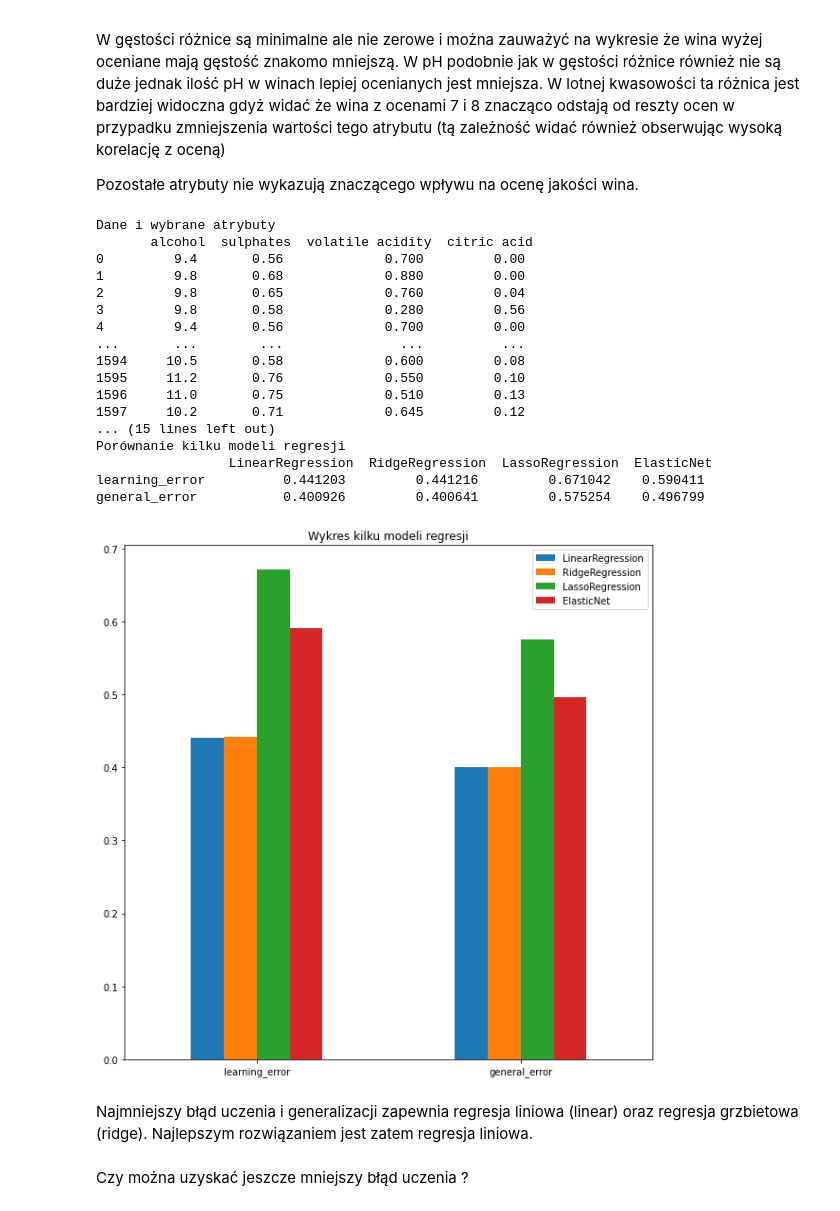
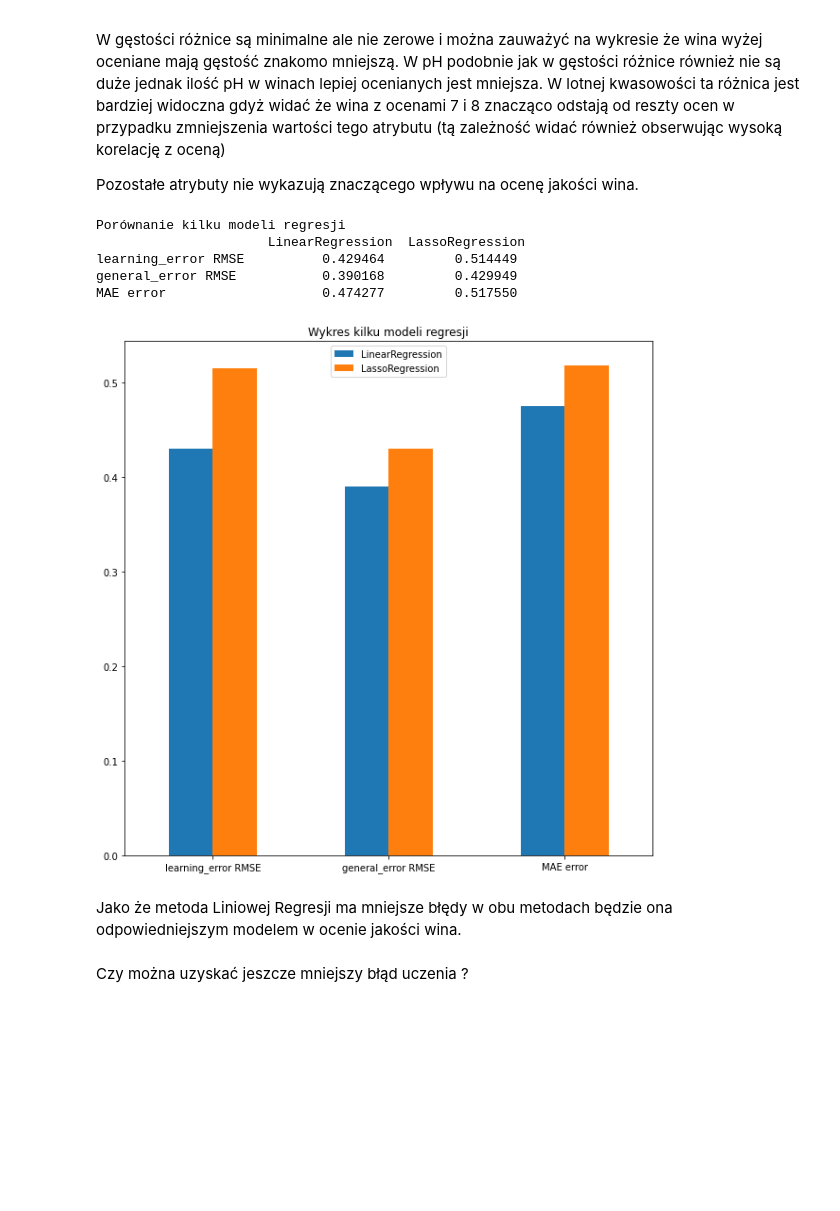
Before and after one commit to Adaxelx/wine_quality, a Jupyter notebook: wine_quality.ipynb, the cells around one changed output. Saved outputs shown, nothing was run; the diff lists cells and outputs as text; code cells hidden in the pictures; blank space fills up the shorter version.

Commit message:
change regresion models

```diff
--- a/wine_quality.ipynb
+++ b/wine_quality.ipynb
@@ -204,63 +204,53 @@ def createRegressionModel(wine,xValues):
     # df = pd.DataFrame(x_scaled,columns=wine.columns)
     x = wine[xValues]
     y = wine['quality']
-    print("Dane i wybrane atrybuty\n", x, y)
+    # print("Dane i wybrane atrybuty\n", x, y)
 
     x_ucz, x_test, y_ucz, y_test = train_test_split(x, y, test_size=0.2, random_state=0)
 
     #Wybranie kilku modelu regresji i wpisanie do hashMapy
     regressors = {}
     regressors['LinearRegression'] = LinearRegression()
-    regressors['RidgeRegression'] = Ridge(alpha=0.5) # 0 < alpha < 1
-    regressors['LassoRegression'] = Lasso(alpha=5) # alpha > 0
-    regressors['ElasticNet'] = ElasticNet(alpha=0.5, l1_ratio = 0.5) # alpha > 0
+    # regressors['RidgeRegression'] = Ridge(alpha=0.5) # 0 < alpha < 1
+    regressors['LassoRegression'] = Lasso(alpha=0.1) # alpha > 0
+    # regressors['ElasticNet'] = ElasticNet(alpha=0.5, l1_ratio = 0.5) # alpha > 0
 
     #Stworzenie hashMapy zbierającą dane o jakości dobrania
     check_fit = {}
 
     for type in regressors:
         this_regressor = regressors[type]
         this_regressor.fit(x_ucz,y_ucz)
 
         y_pred_ucz = this_regressor.predict(x_ucz)
         e_ucz = metrics.mean_squared_error(y_ucz, y_pred_ucz)
         y_pred_test = this_regressor.predict(x_test)
         e_test = metrics.mean_squared_error(y_test, y_pred_test)
         #clf = svm.SVC(kernel='linear', C=1).fit(x_ucz,y_ucz)
         #scores = cross_val_score(clf, x, y, cv=5)
         #print (clf.score(x_test, y_test))
-        check_fit[type] = {"learning_error" : e_ucz, "general_error" : e_test}
-
+        MAE = metrics.mean_absolute_error(y_test,y_pred_test)
+        check_fit[type] = {"learning_error RMSE" : e_ucz, "general_error RMSE" : e_test, "MAE error":MAE}
 
     #rysowanie wykresu porównującego błędy
     df_for_comparison = pd.DataFrame(check_fit)
     df_for_comparison.plot.bar(rot=0, figsize=(10,10), title = "Wykres kilku modeli regresji")
 
     print("\nPorównanie kilku modeli regresji\n", df_for_comparison)
 
-xValues = ['alcohol','sulphates','volatile acidity','citric acid']
-createRegressionModel(wineRed,xValues)
+
+xValuesLasso = ['alcohol','sulphates','volatile acidity','fixed acidity','chlorides','total sulfur dioxide']
+xValues = ['alcohol','sulphates','volatile acidity','total sulfur dioxide']
+createRegressionModel(wineRed,xValuesLasso)
 # %% [output]
-Dane i wybrane atrybuty
-       alcohol  sulphates  volatile acidity  citric acid
-0         9.4       0.56             0.700         0.00
-1         9.8       0.68             0.880         0.00
-2         9.8       0.65             0.760         0.04
-3         9.8       0.58             0.280         0.56
-4         9.4       0.56             0.700         0.00
-...       ...        ...               ...          ...
-1594     10.5       0.58             0.600         0.08
-1595     11.2       0.76             0.550         0.10
-1596     11.0       0.75             0.510         0.13
-1597     10.2       0.71             0.645         0.12
-... (15 lines left out)
 Porównanie kilku modeli regresji
-                 LinearRegression  RidgeRegression  LassoRegression  ElasticNet
-learning_error          0.441203         0.441216         0.671042    0.590411
-general_error           0.400926         0.400641         0.575254    0.496799
+                      LinearRegression  LassoRegression
+learning_error RMSE          0.429464         0.514449
+general_error RMSE           0.390168         0.429949
+MAE error                    0.474277         0.517550
-[figure, old version]
+[figure, new version]
-# %% [markdown]
-Najmniejszy błąd uczenia i generalizacji zapewnia regresja liniowa (linear) oraz regresja grzbietowa (ridge). Najlepszym rozwiązaniem jest zatem regresja liniowa.
+# %% [markdown]
+Jako że metoda Liniowej Regresji ma mniejsze błędy w obu metodach będzie ona odpowiedniejszym modelem w ocenie jakości wina.
 # %% [markdown]
 Czy można uzyskać jeszcze mniejszy błąd uczenia ?
 # %%
```
